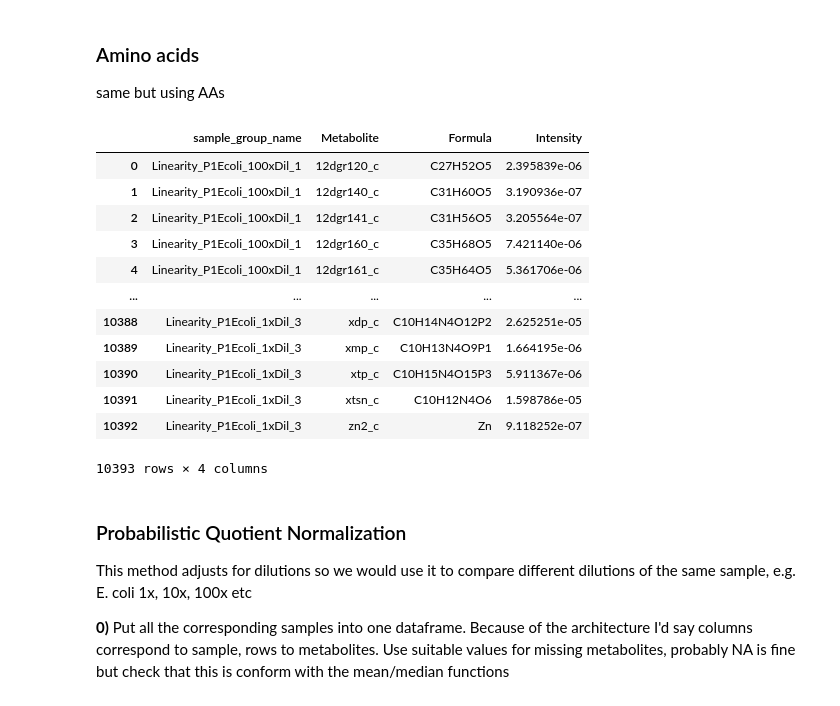
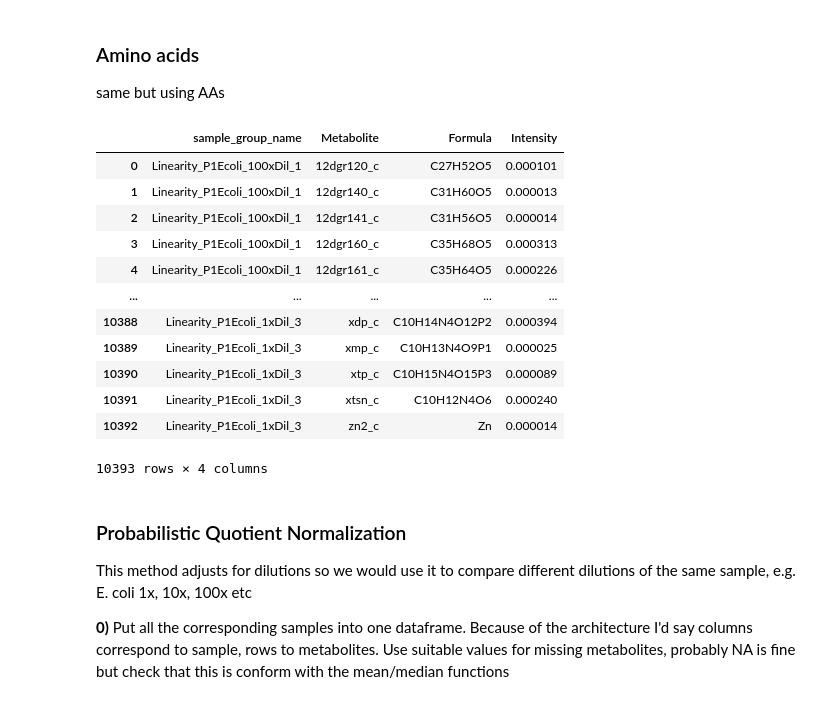
Before and after one commit to AutoFlowResearch/BFAIR, a Jupyter notebook: examples/Normalization_example_notebook.ipynb, the cells around one changed output. Cells and saved outputs as stored; diff of their text form; code cells hidden in the pictures.

Commit message:
fix: compacted lim_tsi_norm method

```diff
--- a/examples/Normalization_example_notebook.ipynb
+++ b/examples/Normalization_example_notebook.ipynb
@@ -139,20 +147,20 @@ amino_acids = ['ala__L_c', 'arg__L_c', 'asn__L_c', 'asp__L_c',
                'met__L_c', 'phe__L_c', 'pro__L_c', 'ser__L_c',
                'thr_c', 'trp__L_c', 'tyr__L_c', 'val__L_c']
 # %%
-normalization.lim_tsi_norm(amino_acids, intensities_Ecoli, lim_type='amino_acid', columnname='Intensity')
+normalization.lim_tsi_norm(amino_acids, intensities_Ecoli, columnname='Intensity')
 # %% [output]
 |  | sample_group_name | Metabolite | Formula | Intensity |
-| 0 | Linearity_P1Ecoli_100xDil_1 | 12dgr120_c | C27H52O5 | 2.395839e-06 |
-| 1 | Linearity_P1Ecoli_100xDil_1 | 12dgr140_c | C31H60O5 | 3.190936e-07 |
-| 2 | Linearity_P1Ecoli_100xDil_1 | 12dgr141_c | C31H56O5 | 3.205564e-07 |
-| 3 | Linearity_P1Ecoli_100xDil_1 | 12dgr160_c | C35H68O5 | 7.421140e-06 |
-| 4 | Linearity_P1Ecoli_100xDil_1 | 12dgr161_c | C35H64O5 | 5.361706e-06 |
+| 0 | Linearity_P1Ecoli_100xDil_1 | 12dgr120_c | C27H52O5 | 0.000101 |
+| 1 | Linearity_P1Ecoli_100xDil_1 | 12dgr140_c | C31H60O5 | 0.000013 |
+| 2 | Linearity_P1Ecoli_100xDil_1 | 12dgr141_c | C31H56O5 | 0.000014 |
+| 3 | Linearity_P1Ecoli_100xDil_1 | 12dgr160_c | C35H68O5 | 0.000313 |
+| 4 | Linearity_P1Ecoli_100xDil_1 | 12dgr161_c | C35H64O5 | 0.000226 |
 | ... | ... | ... | ... | ... |
-| 10388 | Linearity_P1Ecoli_1xDil_3 | xdp_c | C10H14N4O12P2 | 2.625251e-05 |
-| 10389 | Linearity_P1Ecoli_1xDil_3 | xmp_c | C10H13N4O9P1 | 1.664195e-06 |
-| 10390 | Linearity_P1Ecoli_1xDil_3 | xtp_c | C10H15N4O15P3 | 5.911367e-06 |
-| 10391 | Linearity_P1Ecoli_1xDil_3 | xtsn_c | C10H12N4O6 | 1.598786e-05 |
-| 10392 | Linearity_P1Ecoli_1xDil_3 | zn2_c | Zn | 9.118252e-07 |
+| 10388 | Linearity_P1Ecoli_1xDil_3 | xdp_c | C10H14N4O12P2 | 0.000394 |
+| 10389 | Linearity_P1Ecoli_1xDil_3 | xmp_c | C10H13N4O9P1 | 0.000025 |
+| 10390 | Linearity_P1Ecoli_1xDil_3 | xtp_c | C10H15N4O15P3 | 0.000089 |
+| 10391 | Linearity_P1Ecoli_1xDil_3 | xtsn_c | C10H12N4O6 | 0.000240 |
+| 10392 | Linearity_P1Ecoli_1xDil_3 | zn2_c | Zn | 0.000014 |
 10393 rows × 4 columns
 # %% [markdown]
 ### Probabilistic Quotient Normalization
```
Also changed, not shown: parts of 8 cells of this notebook, 4 other files.
